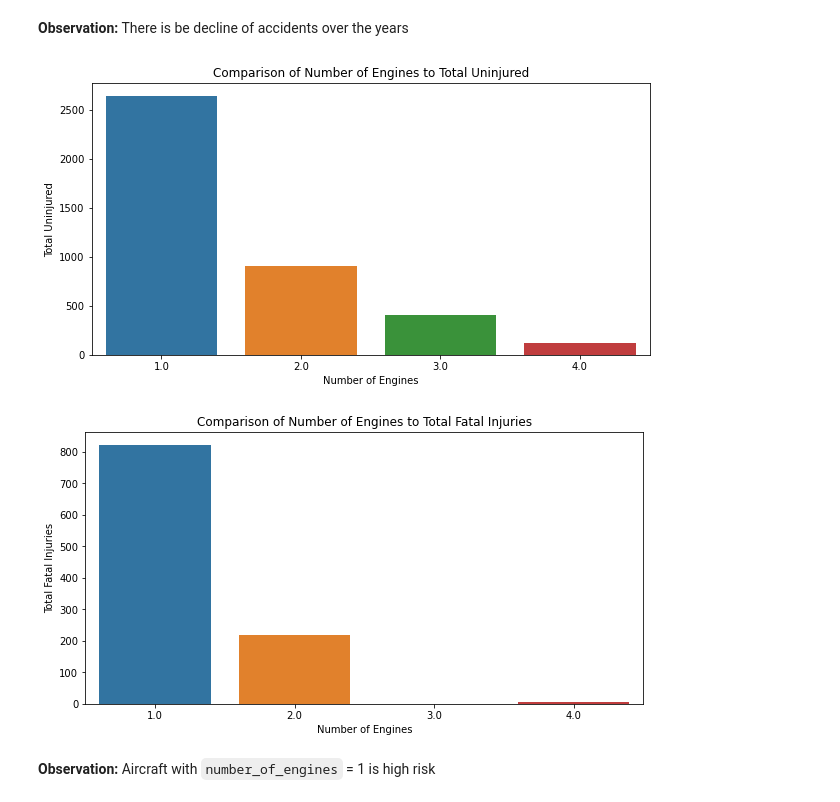
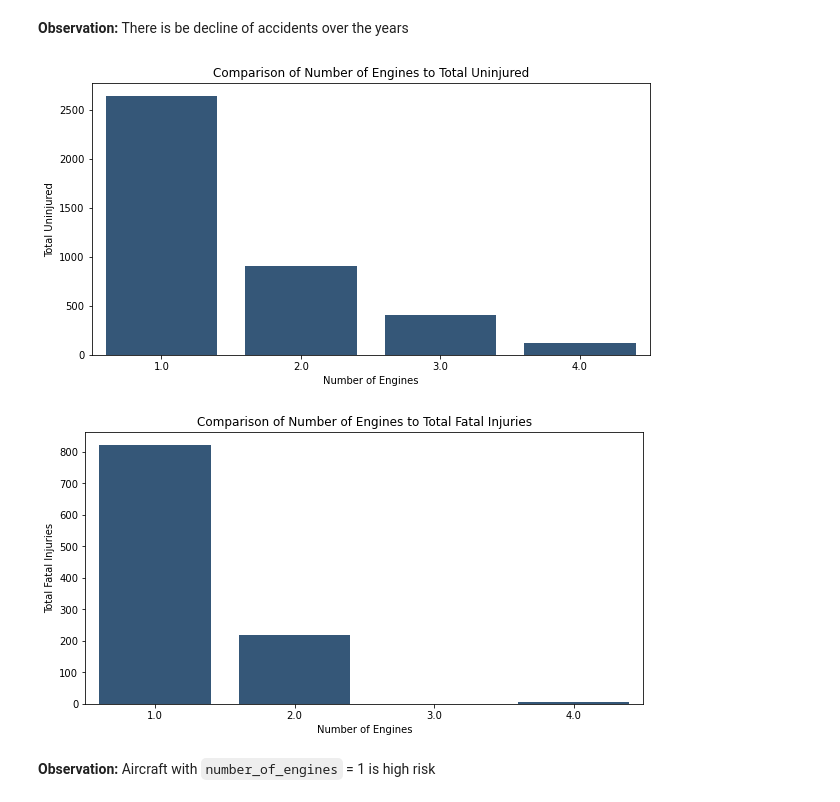
Before and after one commit to Sego-Mich/mich_phase_one_project, a Jupyter notebook: index.ipynb, the cells around one changed output. Saved outputs shown, nothing was run; the diff lists cells and outputs as text; code cells hidden in the pictures.

```diff
--- a/index.ipynb
+++ b/index.ipynb
@@ -850,27 +854,28 @@ plt.show()
 # %%
 # Creating pivot table to aggregate total_uninjured by number_of_engines
 engine_uninjured = ntsb_main_df.pivot_table(index='number_of_engines', values='total_uninjured', aggfunc='sum')
 
 # Plotting data
 plt.figure(figsize=(10, 5))
-sns.barplot(x=engine_uninjured.index, y=engine_uninjured['total_uninjured'], ci=None)
+sns.barplot(x=engine_uninjured.index, y=engine_uninjured['total_uninjured'],color='#2a5783', ci=None)
 plt.xlabel('Number of Engines')
 plt.ylabel('Total Uninjured')
 plt.title('Comparison of Number of Engines to Total Uninjured');
 # %% [output]
-[figure, old version]
+[figure, new version]
 # %%
 # Creating pivot table to aggregate total_uninjured by number_of_engines
 engine_fatal = ntsb_main_df.pivot_table(index='number_of_engines', values='total_fatal_injuries', aggfunc='sum')
 
 # Plotting data
 plt.figure(figsize=(10, 5))
-sns.barplot(x=engine_fatal.index, y=engine_fatal['total_fatal_injuries'], ci=None)
+sns.barplot(x=engine_fatal.index, y=engine_fatal['total_fatal_injuries'], color='#2a5783', ci=None)
 plt.xlabel('Number of Engines')
 plt.ylabel('Total Fatal Injuries')
-plt.title('Comparison of Number of Engines to Total Fatal Injuries');
+plt.title('Comparison of Number of Engines to Total Fatal Injuries')
+plt.savefig('No_of_Engines_to_Total_Fatal_Injuries.png')
 # %% [output]
-[figure, old version]
+[figure, new version]
 # %% [markdown]
 <b>Observation:</b> Aircraft with <span><code>number_of_engines</code> </span>  = 1 is high risk
 # %% [markdown]
```
Also changed, not shown: parts of 14 cells of this notebook, 10 other files.
